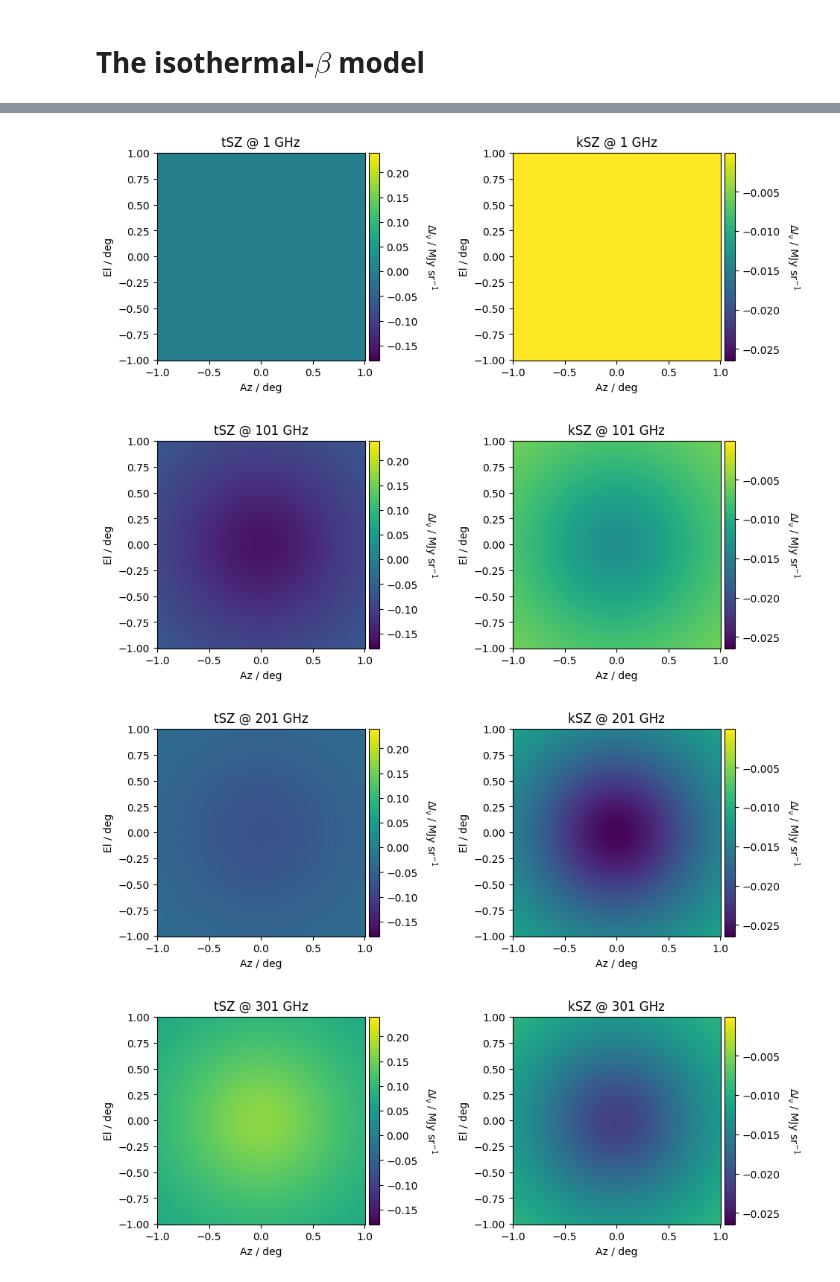
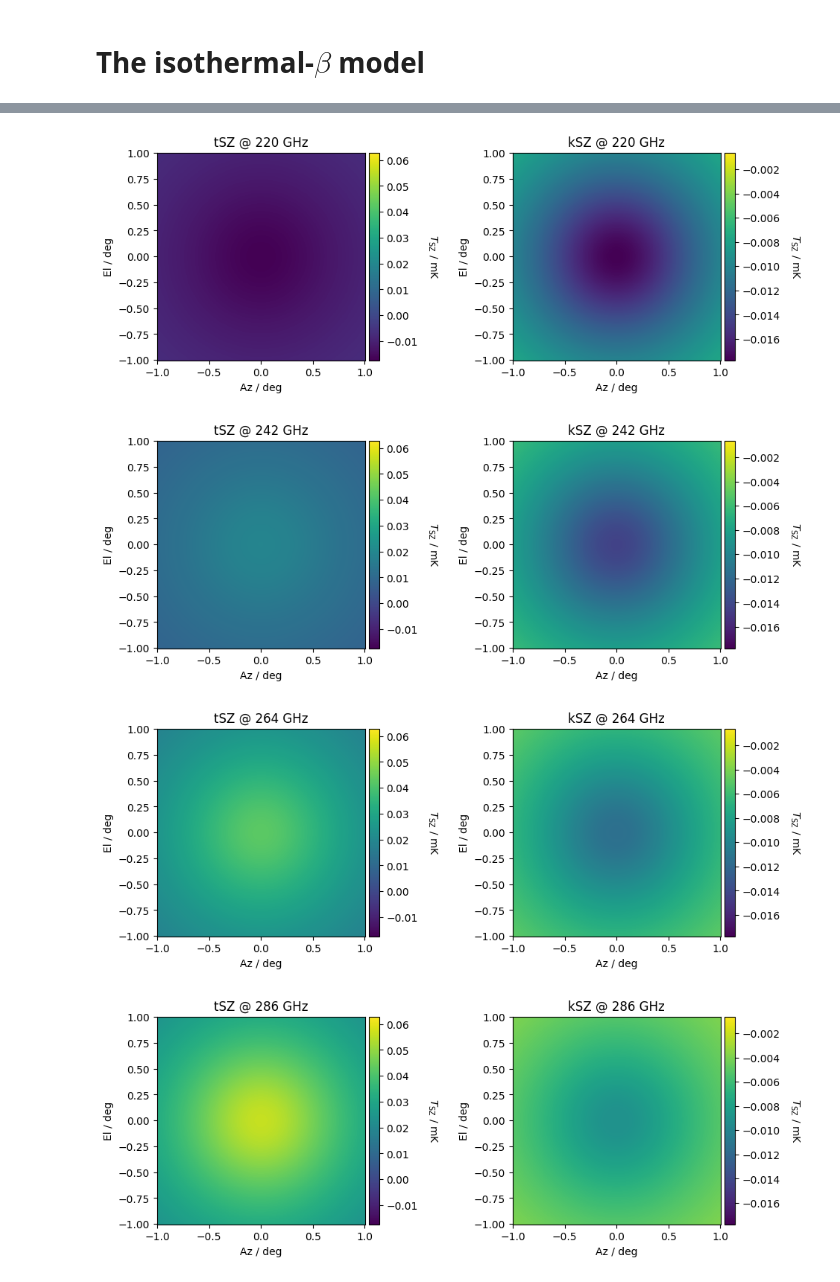
Before and after one commit to arendMoerman/MockSZ, a Jupyter notebook: etc/demos/IsoBetaMaps.ipynb, the cells around one changed output, grey strips where cells are left out. Drawn from its saved outputs; the diff is of its cells as text; code cells hidden in the pictures.

```diff
--- a/etc/demos/IsoBetaMaps.ipynb
+++ b/etc/demos/IsoBetaMaps.ipynb
@@ -20,52 +20,55 @@ beta = 0.73
 Da = MConv.pc_m(760e6)
 v_pec = 700e3
 
-nu = np.linspace(1, 1000, num=1000) * 1e9
+nu = np.linspace(220, 440, num=1000) * 1e9
 
 isob = MModel.IsoBetaModel(Te, ne0, rc, beta, Da, v_pec=v_pec)
 
 Az, El = np.mgrid[-1:1:300j, -1:1:300j]
 theta = np.sqrt(Az**2 + El**2)
 
-tSZ = MConv.SI_JySr(isob.tSZMap(theta, nu)) * 1e-6 # MJy / sr
-kSZ = MConv.SI_JySr(isob.kSZMap(theta, nu)) * 1e-6 # MJy / sr
+tSZ = MConv.SI_Temp(isob.tSZMap(theta, nu), nu) * 1e3 # T
+kSZ = MConv.SI_Temp(isob.kSZMap(theta, nu), nu) * 1e3 # T
 
 min_tplot = np.min(tSZ)
 max_tplot = np.max(tSZ)
 
 min_kplot = np.min(kSZ)
 max_kplot = np.max(kSZ)
 
-for i in range(10):
+N = 10
+step = int(1000 / N)
+
+for i in range(N):
     fig, ax = pt.subplots(1,2, figsize=(10,5), gridspec_kw={"wspace":0.6})
-    _t = ax[0].pcolormesh(Az, El, tSZ[:,:,i*100], vmin=min_tplot, vmax=max_tplot)
-    _k = ax[1].pcolormesh(Az, El, kSZ[:,:,i*100], vmin=min_kplot, vmax=max_kplot)
+    _t = ax[0].pcolormesh(Az, El, tSZ[:,:,i*step], vmin=min_tplot, vmax=max_tplot)
+    _k = ax[1].pcolormesh(Az, El, kSZ[:,:,i*step], vmin=min_kplot, vmax=max_kplot)
 
     divider0 = make_axes_locatable(ax[0])
     divider1 = make_axes_locatable(ax[1])
     cax0 = divider0.append_axes('right', size='5%', pad=0.05)
     cax1 = divider1.append_axes('right', size='5%', pad=0.05)
 
     _tc = fig.colorbar(_t, cax=cax0, orientation="vertical")
     _kc = fig.colorbar(_k, cax=cax1, orientation="vertical")
 
-    _tc.set_label(r"$\Delta I_\mathrm{\nu}$ / MJy sr$^{-1}$", rotation=270, labelpad=20)
-    _kc.set_label(r"$\Delta I_\mathrm{\nu}$ / MJy sr$^{-1}$", rotation=270, labelpad=20)
+    _tc.set_label(r"$T_\mathrm{SZ}$ / mK", rotation=270, labelpad=20)
+    _kc.set_label(r"$T_\mathrm{SZ}$ / mK", rotation=270, labelpad=20)
 
     ax[0].set_aspect(1)
     ax[1].set_aspect(1)
 
-    ax[0].set_title(f"tSZ @ {nu[i*100]*1e-9:.0f} GHz")
-    ax[1].set_title(f"kSZ @ {nu[i*100]*1e-9:.0f} GHz")
+    ax[0].set_title(f"tSZ @ {nu[i*step]*1e-9:.0f} GHz")
+    ax[1].set_title(f"kSZ @ {nu[i*step]*1e-9:.0f} GHz")
 
     ax[0].set_xlabel(f"Az / deg")
     ax[0].set_ylabel(f"El / deg")
 
     ax[1].set_xlabel(f"Az / deg")
     ax[1].set_ylabel(f"El / deg")
     pt.show()
 # %% [output]
-[figure, old version]
+[figure, new version]
-[figure, old version]
+[figure, new version]
-[figure, old version]
+[figure, new version]
-[figure, old version]
+[figure, new version]
```
Also changed, not shown: parts of 3 cells of this notebook, 5 other files.
